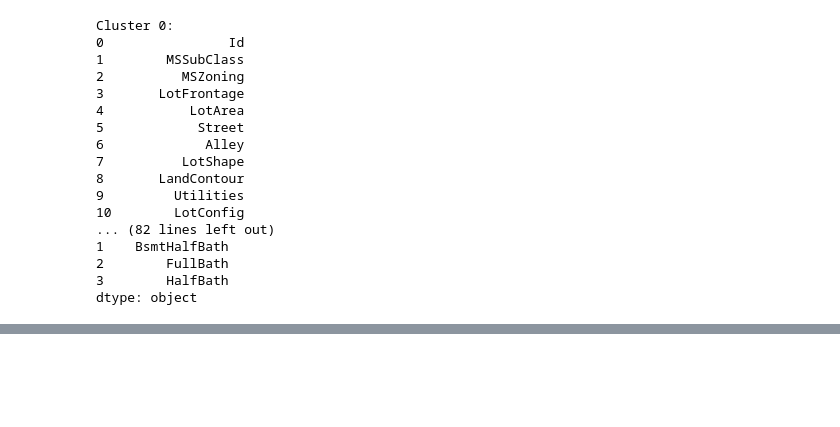
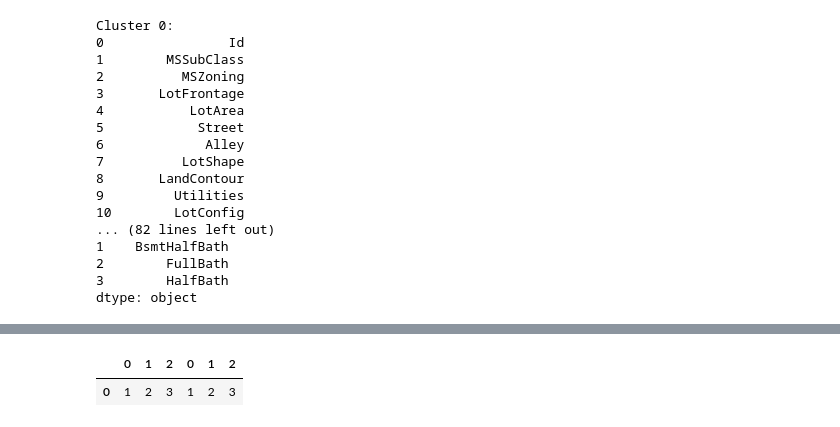
Before and after one commit to lucky7-capstone/Lucky7-Capstone, a Jupyter notebook: ML/Exploration.ipynb, the cells around one changed output, grey strips where cells are left out. Cells and saved outputs as stored; diff of their text form; code cells hidden in the pictures; blank space fills up the shorter version.

```diff
--- a/ML/Exploration.ipynb
+++ b/ML/Exploration.ipynb
@@ -238,0 +300,5 @@ dtype: object
+# %%
+pd.concat((pd.DataFrame([[1,2,3]]), pd.DataFrame([[1,2,3]])), axis=1)
+# %% [output]
+|  | 0 | 1 | 2 | 0 | 1 | 2 |
+| 0 | 1 | 2 | 3 | 1 | 2 | 3 |
```
Also changed, not shown: parts of 6 cells of this notebook, 1 other file.
